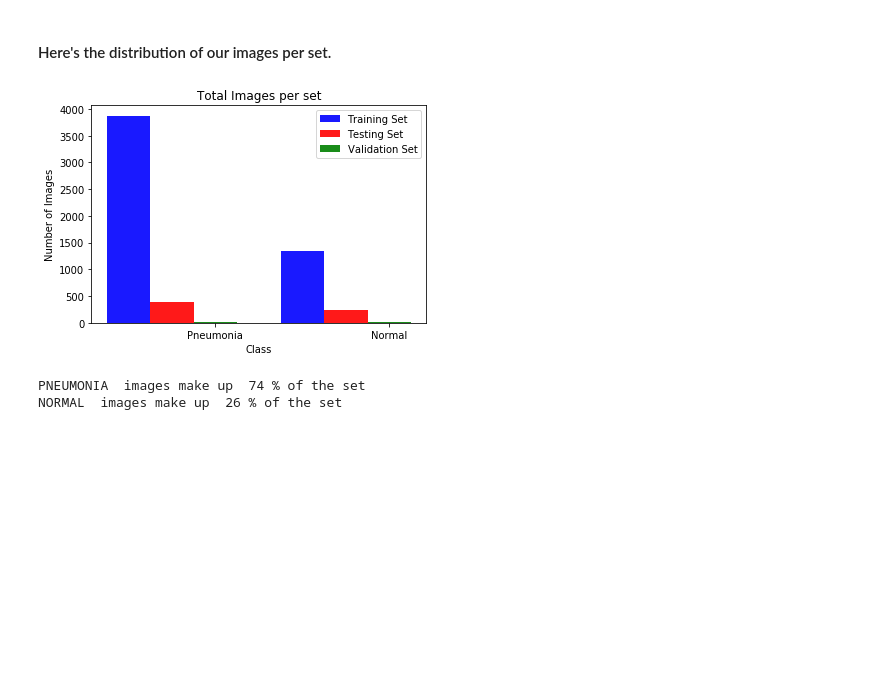
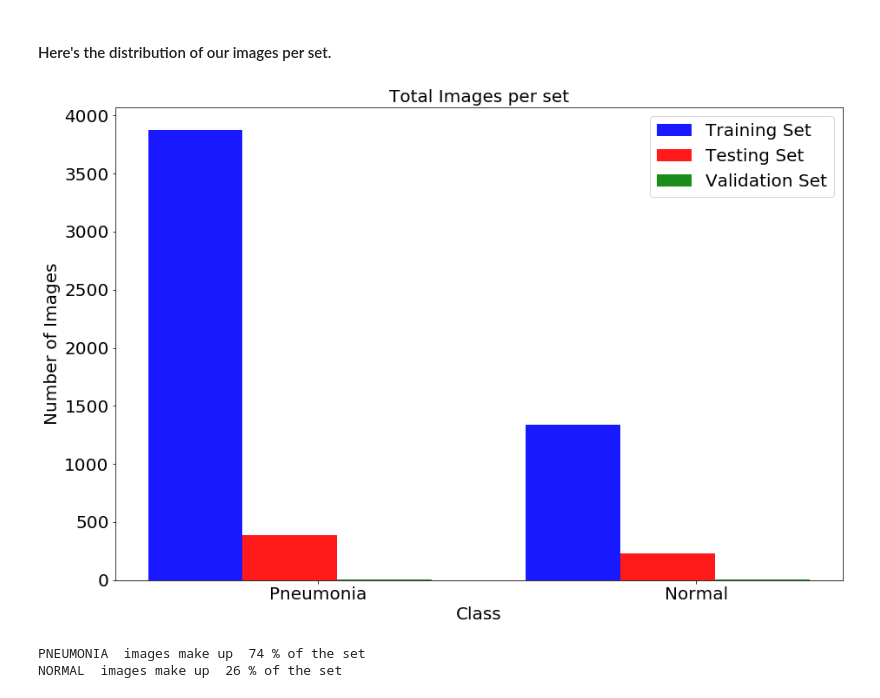
Before and after one commit to ta-data-bcn/Project-Week-8-Final-Project, a Jupyter notebook: your-project/Notebooks/01 Image Processing_CNN Model_Pneumonia.ipynb, the cells around one changed output. Cells and saved outputs as stored; diff of their text form; code cells hidden in the pictures; blank space fills up the shorter version.

```diff
--- a/your-project/Notebooks/01 Image Processing_CNN Model_Pneumonia.ipynb
+++ b/your-project/Notebooks/01 Image Processing_CNN Model_Pneumonia.ipynb
@@ -86,40 +86,42 @@ C:\Users\Gareth\Desktop\Ironhack\Week_Eight\Project_Datasets\chest_xray\test\NOR
 # %%
 train_cases = pd.DataFrame(train)
 test_cases = pd.DataFrame(test)
 val_cases = pd.DataFrame(val)
 
 train_cases = train_cases[1].value_counts()
 test_cases = test_cases[1].value_counts()
 val_cases = val_cases[1].value_counts()
 
 labels = ['PNEUMONIA', 'NORMAL']
 
 index = np.arange(len(labels))
 bar_width = 0.25
 opacity = 0.9
 
-fig, ax = plt.subplots()
+fig, ax = plt.subplots(figsize = (15, 10))
 
 train_bar = ax.bar(index - bar_width, train_cases, bar_width,
                 alpha=opacity, color='b',
                 label='Training Set')
 
 test_bar = ax.bar(index, test_cases, bar_width,
                 alpha=opacity, color='r', tick_label = ('Pneumonia', 'Normal'),
                 label='Testing Set')
+
 val_bar = ax.bar(index + bar_width, val_cases, bar_width,
                   alpha=opacity, color='g', tick_label = ('Pneumonia', 'Normal'),
                 label='Validation Set')
 
 
-plt.xlabel('Class')
-plt.ylabel('Number of Images')
-plt.title('Total Images per set')
-plt.xticks(index + bar_width)
-plt.legend()
+plt.xlabel('Class', fontsize = 20)
+plt.ylabel('Number of Images', fontsize = 20)
+plt.yticks(fontsize = 20)
+plt.title('Total Images per set', fontsize = 20)
+plt.xticks(index + 0.3 * bar_width, fontsize = 20)
+plt.legend(fontsize = 20)
 plt.show()
 # %% [output]
-[figure, old version]
+[figure, new version]
 # %%
 def percentage(image_set):
     for l, i in zip(labels, list(image_set)):
```
Also changed, not shown: 1 other file.
